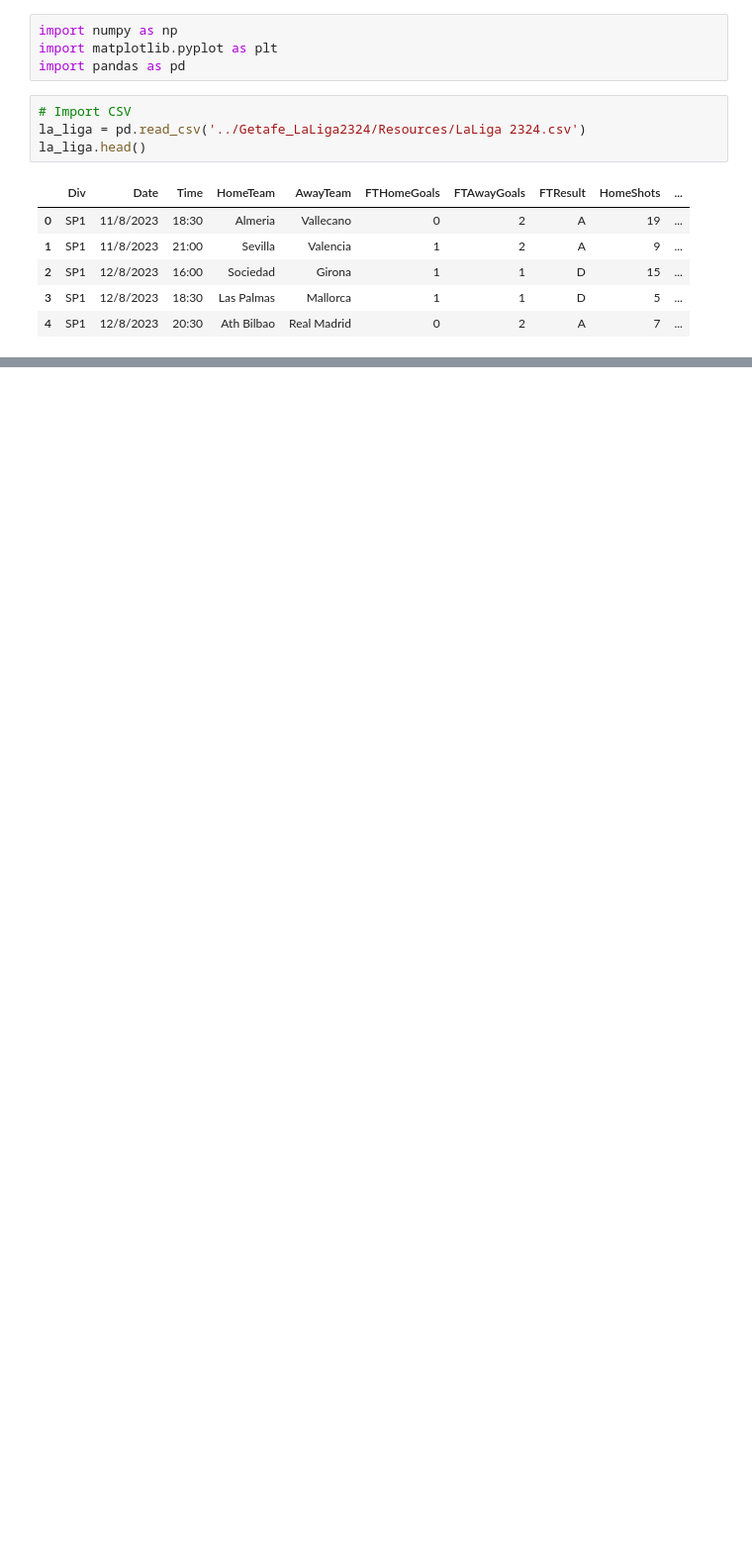
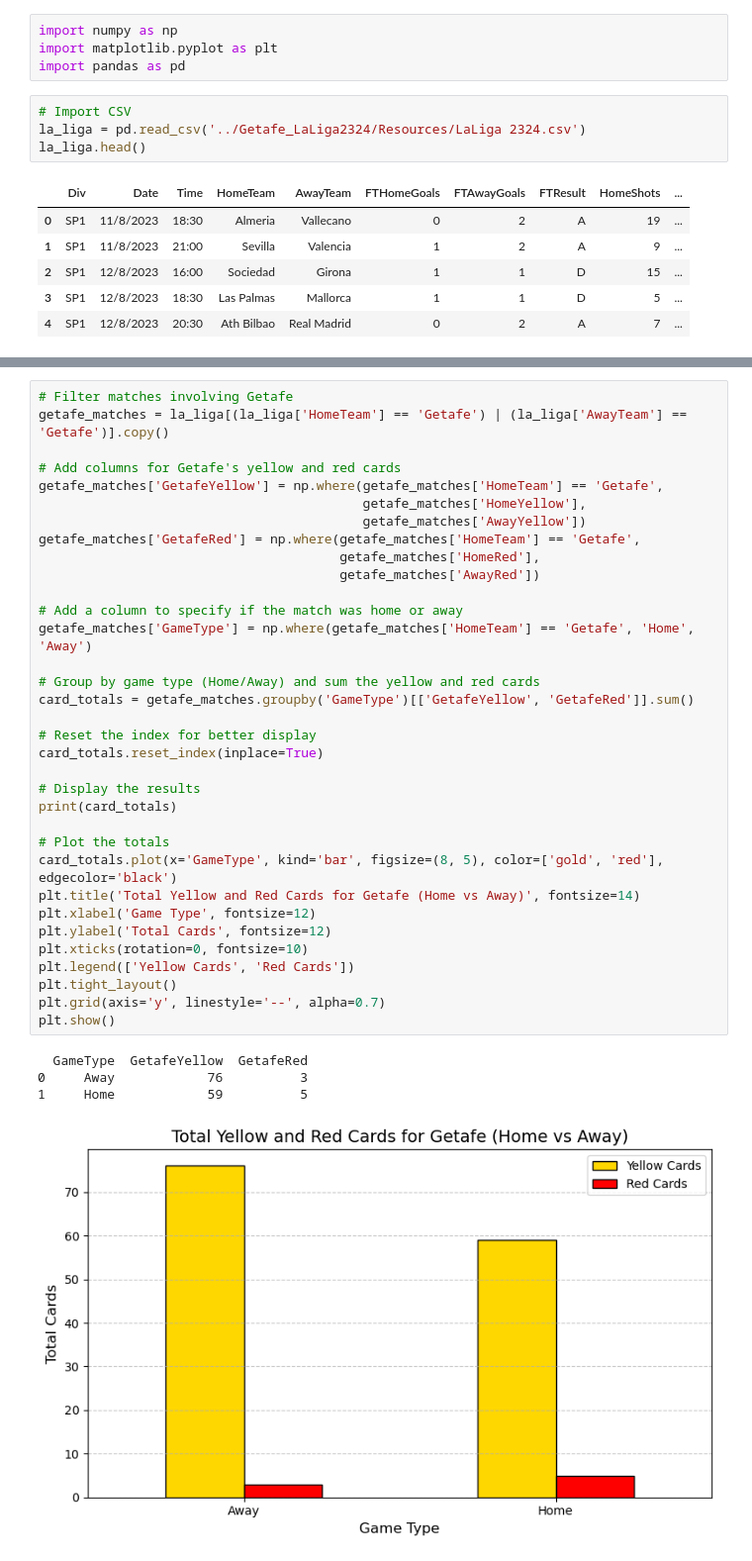
Before and after one commit to Tadespi/Getafe_LaLiga2324, a Jupyter notebook: Getafe La Liga 2324.ipynb, the cells around one changed output, grey strips where cells are left out. Shown: that part at 99% size. Saved outputs shown, nothing was run; the diff lists cells and outputs as text; blank space fills up the shorter version.

```diff
--- a/Getafe La Liga 2324.ipynb
+++ b/Getafe La Liga 2324.ipynb
@@ -15,0 +97,39 @@ la_liga.head()
+# %%
+# Filter matches involving Getafe
+getafe_matches = la_liga[(la_liga['HomeTeam'] == 'Getafe') | (la_liga['AwayTeam'] == 'Getafe')].copy()
+
+# Add columns for Getafe's yellow and red cards
+getafe_matches['GetafeYellow'] = np.where(getafe_matches['HomeTeam'] == 'Getafe',
+                                          getafe_matches['HomeYellow'],
+                                          getafe_matches['AwayYellow'])
+getafe_matches['GetafeRed'] = np.where(getafe_matches['HomeTeam'] == 'Getafe',
+                                       getafe_matches['HomeRed'],
+                                       getafe_matches['AwayRed'])
+
+# Add a column to specify if the match was home or away
+getafe_matches['GameType'] = np.where(getafe_matches['HomeTeam'] == 'Getafe', 'Home', 'Away')
+
+# Group by game type (Home/Away) and sum the yellow and red cards
+card_totals = getafe_matches.groupby('GameType')[['GetafeYellow', 'GetafeRed']].sum()
+
+# Reset the index for better display
+card_totals.reset_index(inplace=True)
+
+# Display the results
+print(card_totals)
+
+# Plot the totals
+card_totals.plot(x='GameType', kind='bar', figsize=(8, 5), color=['gold', 'red'], edgecolor='black')
+plt.title('Total Yellow and Red Cards for Getafe (Home vs Away)', fontsize=14)
+plt.xlabel('Game Type', fontsize=12)
+plt.ylabel('Total Cards', fontsize=12)
+plt.xticks(rotation=0, fontsize=10)
+plt.legend(['Yellow Cards', 'Red Cards'])
+plt.tight_layout()
+plt.grid(axis='y', linestyle='--', alpha=0.7)
+plt.show()
+# %% [output]
+  GameType  GetafeYellow  GetafeRed
+0     Away            76          3
+1     Home            59          5
+[figure, added]
```
Also changed, not shown: parts of 3 cells of this notebook.
